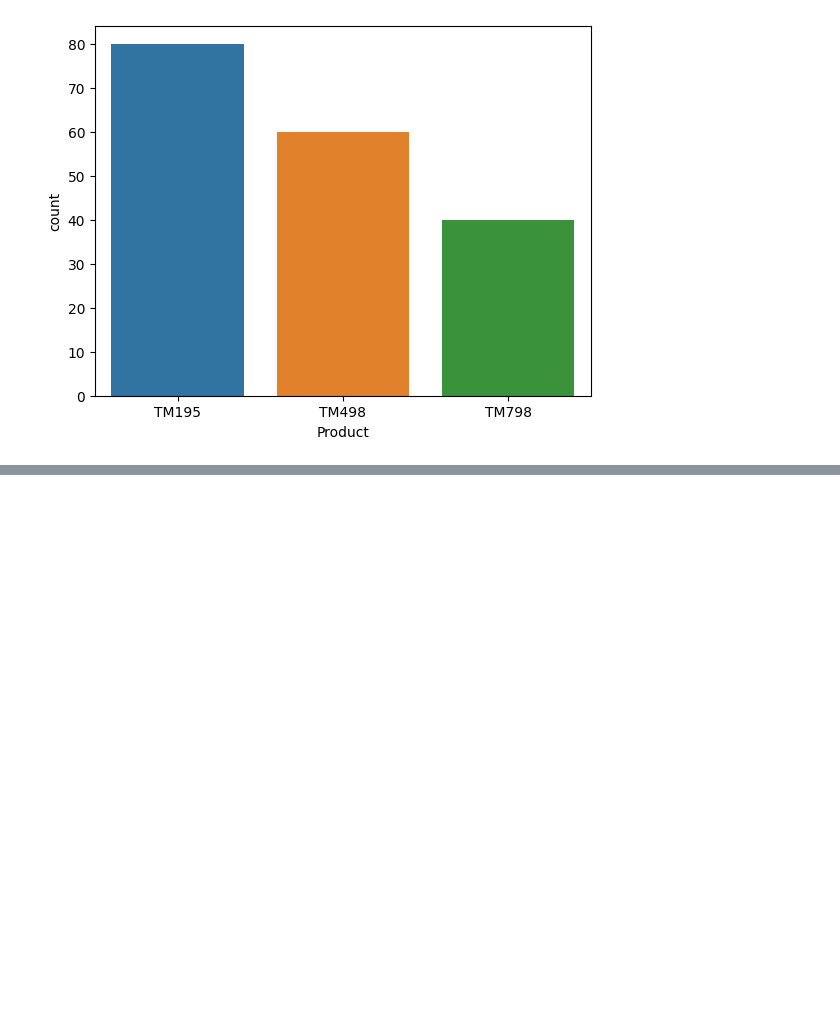
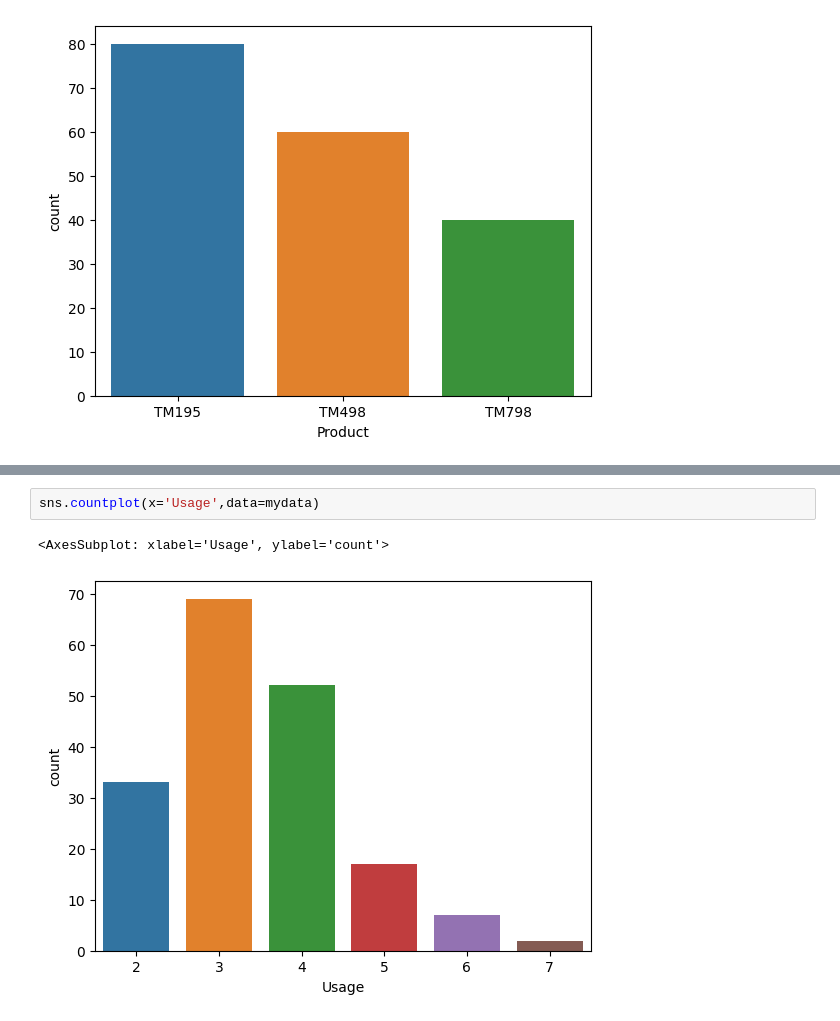
Before and after one commit to Ansh-dev-2005/Machine-Learning-and-Artificial-Intelligence, a Jupyter notebook: cardio.ipynb, the cells around one changed output, grey strips where cells are left out. Saved outputs shown, nothing was run; the diff lists cells and outputs as text; blank space fills up the shorter version.

```diff
--- a/cardio.ipynb
+++ b/cardio.ipynb
@@ -95,0 +111,5 @@ sns.countplot(x='Product',data=mydata)
+# %%
+sns.countplot(x='Usage',data=mydata)
+# %% [output]
+<AxesSubplot: xlabel='Usage', ylabel='count'>
+[figure, added]
```
Also changed, not shown: parts of 13 cells of this notebook.
